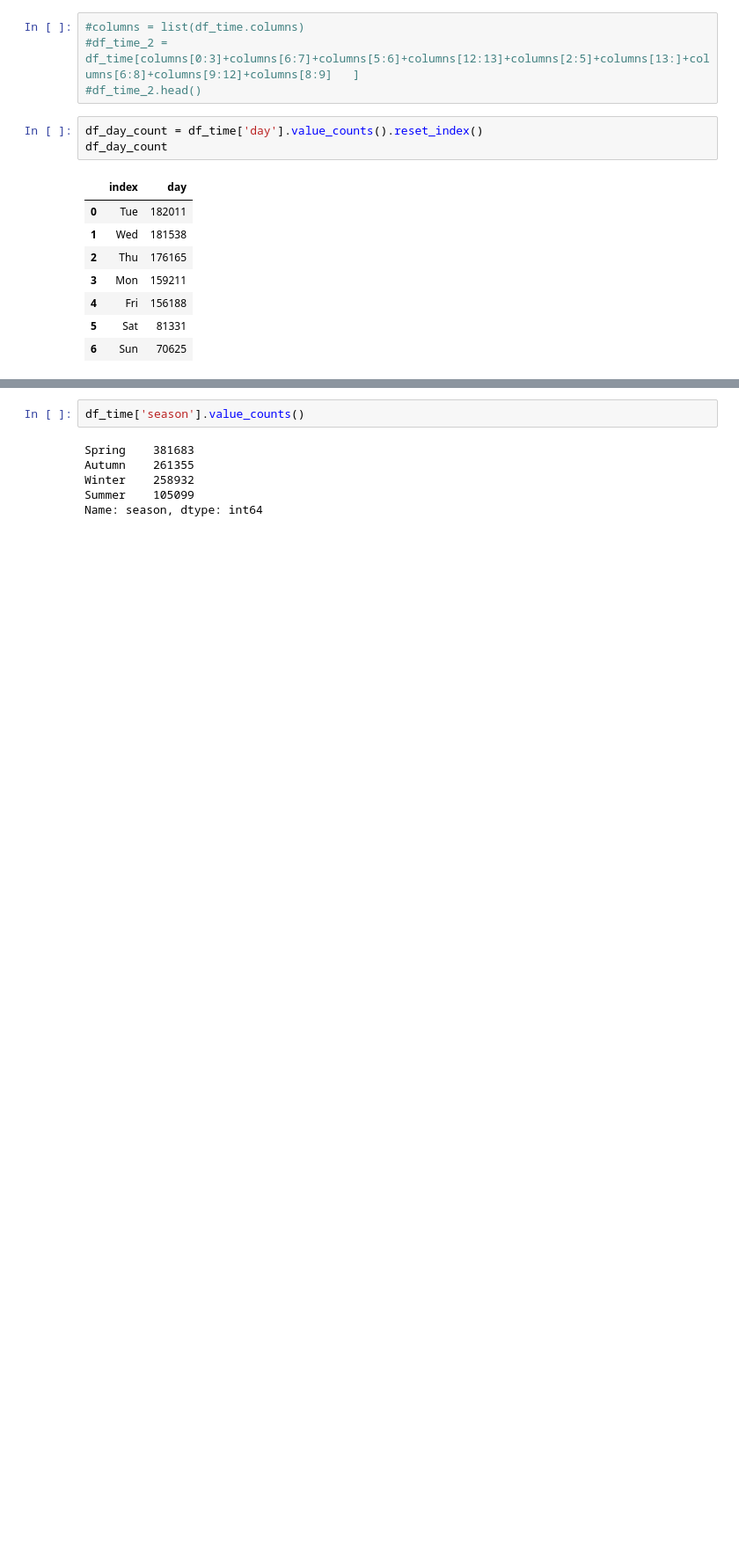
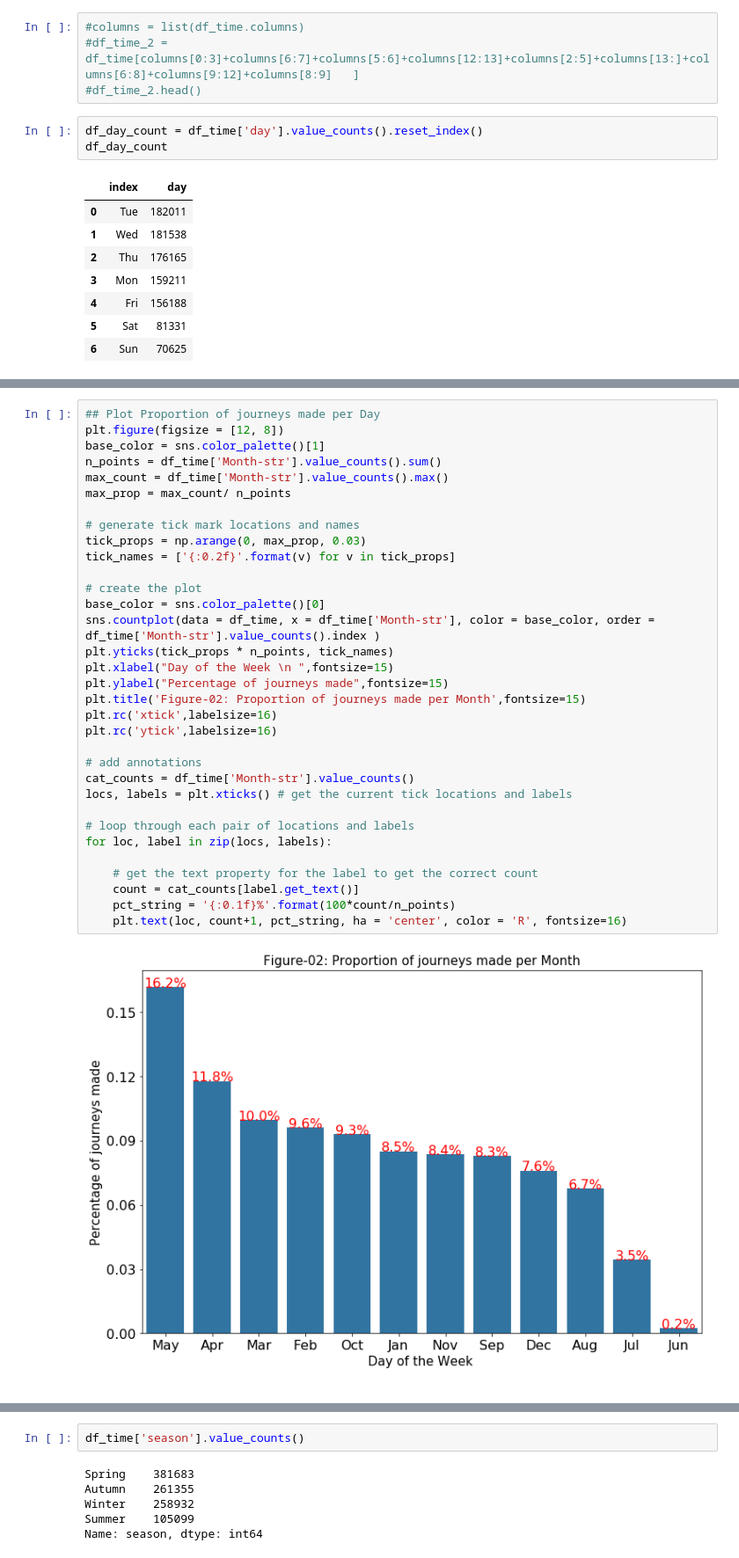
Before and after one commit to jahid-razan/Data-Analyst_Nano_degree_projects, a Jupyter notebook: Data_Story- Data Exploration.ipynb, the cells around one changed output, grey strips where cells are left out. Shown at 88% size. Drawn from its saved outputs; the diff is of its cells as text; blank space fills up the shorter version.

```diff
--- a/Data_Story- Data Exploration.ipynb
+++ b/Data_Story- Data Exploration.ipynb
@@ -155,0 +129,35 @@ plt.show()
+# %%
+## Plot Proportion of journeys made per Day
+plt.figure(figsize = [12, 8])
+base_color = sns.color_palette()[1]
+n_points = df_time['Month-str'].value_counts().sum()
+max_count = df_time['Month-str'].value_counts().max()
+max_prop = max_count/ n_points
+
+# generate tick mark locations and names
+tick_props = np.arange(0, max_prop, 0.03)
+tick_names = ['{:0.2f}'.format(v) for v in tick_props]
+
+# create the plot
+base_color = sns.color_palette()[0]
+sns.countplot(data = df_time, x = df_time['Month-str'], color = base_color, order = df_time['Month-str'].value_counts().index )
+plt.yticks(tick_props * n_points, tick_names)
+plt.xlabel("Day of the Week \n ",fontsize=15)
+plt.ylabel("Percentage of journeys made",fontsize=15)
+plt.title('Figure-02: Proportion of journeys made per Month',fontsize=15)
+plt.rc('xtick',labelsize=16)
+plt.rc('ytick',labelsize=16)
+
+# add annotations
+cat_counts = df_time['Month-str'].value_counts()
+locs, labels = plt.xticks() # get the current tick locations and labels
+
+# loop through each pair of locations and labels
+for loc, label in zip(locs, labels):
+
+    # get the text property for the label to get the correct count
+    count = cat_counts[label.get_text()]
+    pct_string = '{:0.1f}%'.format(100*count/n_points)
+    plt.text(loc, count+1, pct_string, ha = 'center', color = 'R', fontsize=16)
+# %% [output]
+[figure, added]
```
Also changed, not shown: parts of 70 cells of this notebook, 1 other file.
